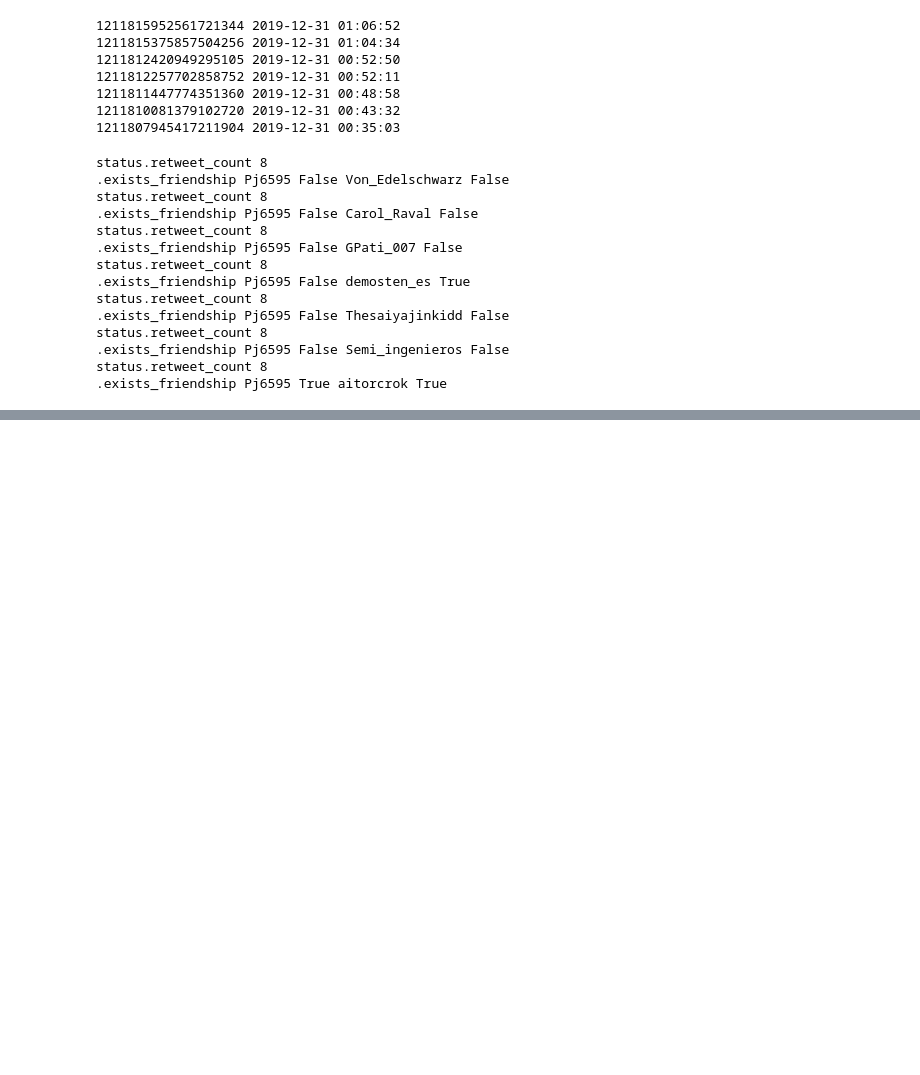
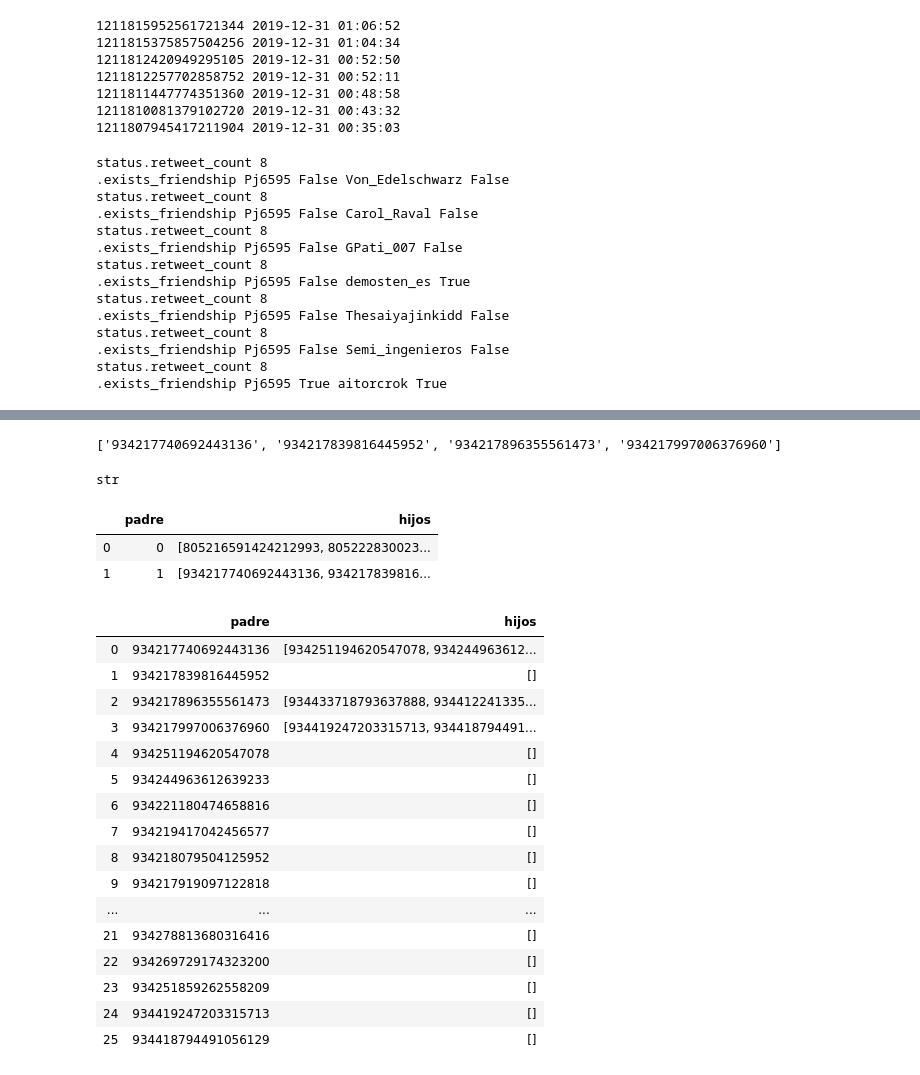
Before and after one commit to GuillermoOvejeroSanchez/Social-Network-Analysis, a Jupyter notebook: FakeNews/PruebasWilson.ipynb, the cells around one changed output, grey strips where cells are left out. Saved outputs shown, nothing was run; the diff lists cells and outputs as text; code cells hidden in the pictures; blank space fills up the shorter version.

Commit message:
propagacionGraph

```diff
--- a/FakeNews/PruebasWilson.ipynb
+++ b/FakeNews/PruebasWilson.ipynb
@@ -441,0 +505,38 @@ status.retweet_count 8
+# %%
+print(ids)
+# %% [output]
+['934217740692443136', '934217839816445952', '934217896355561473', '934217997006376960']
+# %%
+type(ids[0])
+# %% [output]
+str
+# %%
+nodos
+# %% [output]
+|  | padre | hijos |
+| 0 | 0 | [805216591424212993, 805222830023... |
+| 1 | 1 | [934217740692443136, 934217839816... |
+# %%
+def get_ids_fromStatuses(statuses):
+     '''
+    Dado un objeto statuses de un tweet nos devuelve la lista de ids que han rtweeteado ese tweet(statuses)
+    '''
+    lis_ids = []
+
+    for i in range (len(statuses)):
+        lis_ids.append(statuses[i].id)
+    return lis_ids
+# %%
+def get_nodo(list_id):
+    '''
+    le pasamos una lista de ids de tweets y nos devuelve por cada ids los ids de los rts en un DataFrame
+    '''
+    nodos = pd.DataFrame(columns = ['padre', 'hijos'])
+
+    for i in range (len(list_id)):
+        t = api.retweets(list_id[i])
+        if t != 'SuspendedAccount':
+            l_rts = get_ids_fromStatuses(t)
+            nodos = nodos.append({"padre": list_id[i], "hijos": l_rts}, ignore_index=True)
+
+    return nodos
@@ -441,0 +553,17 @@ status.retweet_count 8
+# %%
+def get_propagacionGraph():
+      '''
+    nos saca el grafo de una noticia a partir de una lista de ids sacados del csv politicalfact.csv
+    Para sacar mas grafos de mas noticias de golpe solo habria que pasar un argumento a la funcion con la lista de ids de
+    cada noticia y hacer una estructura iterativa en otra funcion, fuera, que llame a esta funcion tantas veces como queramos
+
+    tambine se podria desde esta misma funcin leyendo el csv dentro e iterando tantas veces como noticias haya.
+    '''
+    grafo = pd.DataFrame(columns = ['padre', 'hijos'])
+    grafo = grafo.append(get_nodo(ids), ignore_index=True)
+
+    etapa = get_next_level(grafo)
+
+    #grafo = grafo.append(etapa,ignore_index=True)
+
+    return etapa[0]
@@ -441,0 +589,22 @@ status.retweet_count 8
+# %%
+p = get_propagacionGraph()
+# %%
+p
+# %% [output]
+|  | padre | hijos |
+| 0 | 934217740692443136 | [934251194620547078, 934244963612... |
+| 1 | 934217839816445952 | [] |
+| 2 | 934217896355561473 | [934433718793637888, 934412241335... |
+| 3 | 934217997006376960 | [934419247203315713, 934418794491... |
+| 4 | 934251194620547078 | [] |
+| 5 | 934244963612639233 | [] |
+| 6 | 934221180474658816 | [] |
+| 7 | 934219417042456577 | [] |
+| 8 | 934218079504125952 | [] |
+| 9 | 934217919097122818 | [] |
+| ... | ... | ... |
+| 21 | 934278813680316416 | [] |
+| 22 | 934269729174323200 | [] |
+| 23 | 934251859262558209 | [] |
+| 24 | 934419247203315713 | [] |
+| 25 | 934418794491056129 | [] |
```
Also changed, not shown: parts of 13 cells of this notebook.
